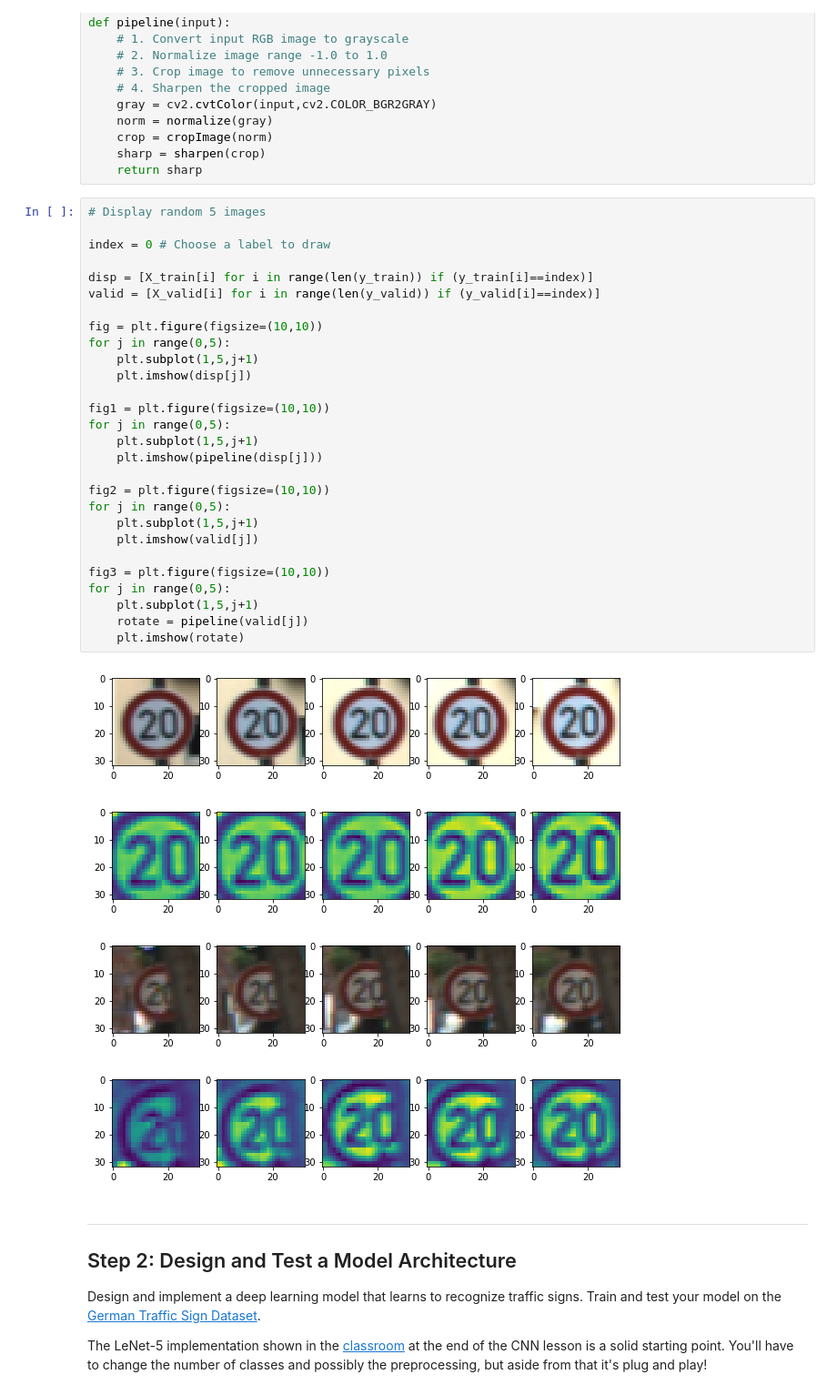
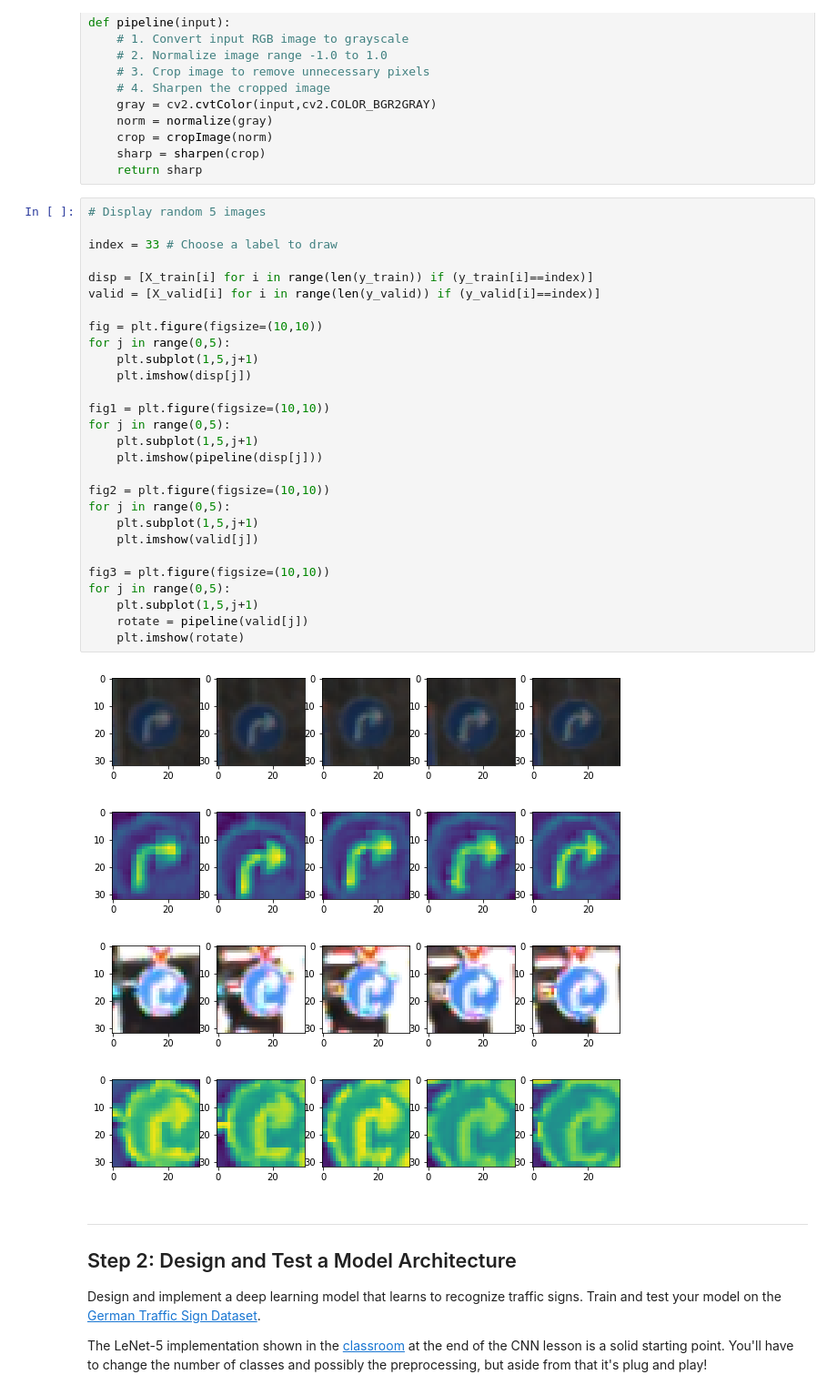
Before and after one commit to CHUCK-P/Traffic_Sign_Classifier, a Jupyter notebook: Traffic_Sign_Classifier.ipynb, the cells around one changed output. Shown at 91% size. Cells and saved outputs as stored; diff of their text form.

```diff
--- a/Traffic_Sign_Classifier.ipynb
+++ b/Traffic_Sign_Classifier.ipynb
@@ -168,36 +168,36 @@ def pipeline(input):
 # %%
 # Display random 5 images
 
-index = 0 # Choose a label to draw
+index = 33 # Choose a label to draw
 
 disp = [X_train[i] for i in range(len(y_train)) if (y_train[i]==index)]
 valid = [X_valid[i] for i in range(len(y_valid)) if (y_valid[i]==index)]
 
 fig = plt.figure(figsize=(10,10))
 for j in range(0,5):
     plt.subplot(1,5,j+1)
     plt.imshow(disp[j])
 
 fig1 = plt.figure(figsize=(10,10))
 for j in range(0,5):
     plt.subplot(1,5,j+1)
     plt.imshow(pipeline(disp[j]))
 
 fig2 = plt.figure(figsize=(10,10))
 for j in range(0,5):
     plt.subplot(1,5,j+1)
     plt.imshow(valid[j])
 
 fig3 = plt.figure(figsize=(10,10))
 for j in range(0,5):
     plt.subplot(1,5,j+1)
     rotate = pipeline(valid[j])
     plt.imshow(rotate)
 # %% [output]
-[figure, old version]
+[figure, new version]
-[figure, old version]
+[figure, new version]
-[figure, old version]
+[figure, new version]
-[figure, old version]
+[figure, new version]
 # %% [markdown]
 ----
 
```
Also changed, not shown: parts of 10 cells of this notebook.
